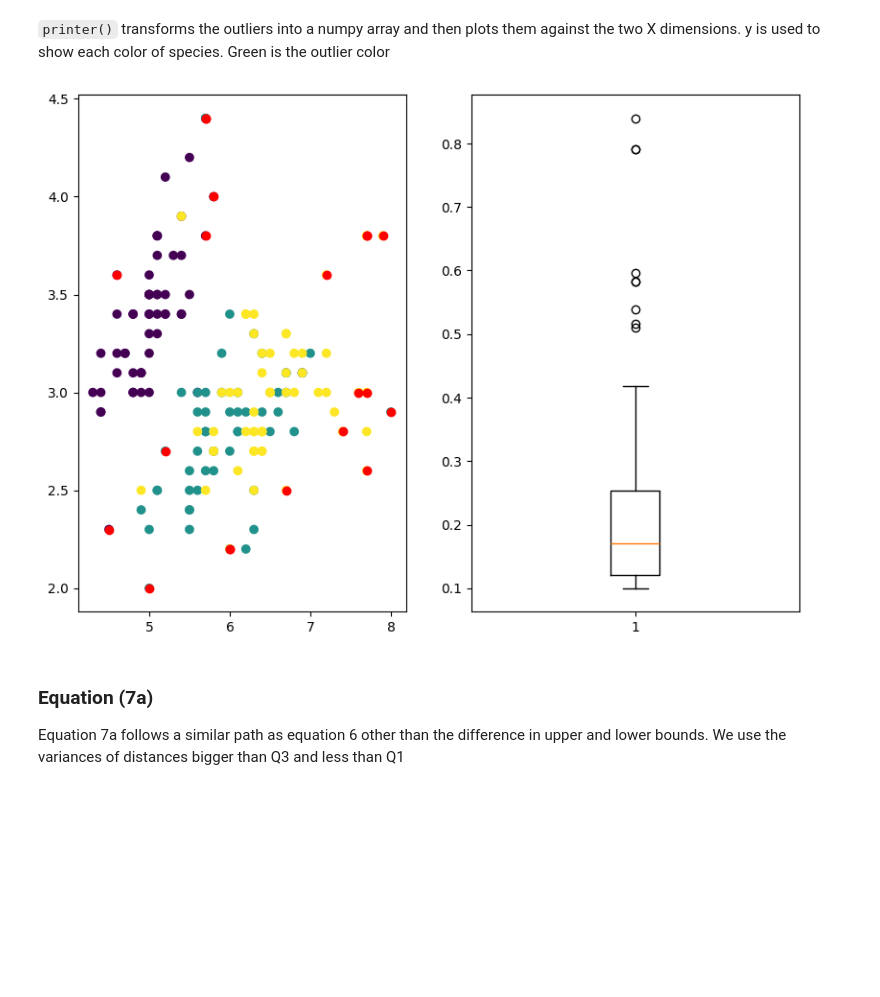
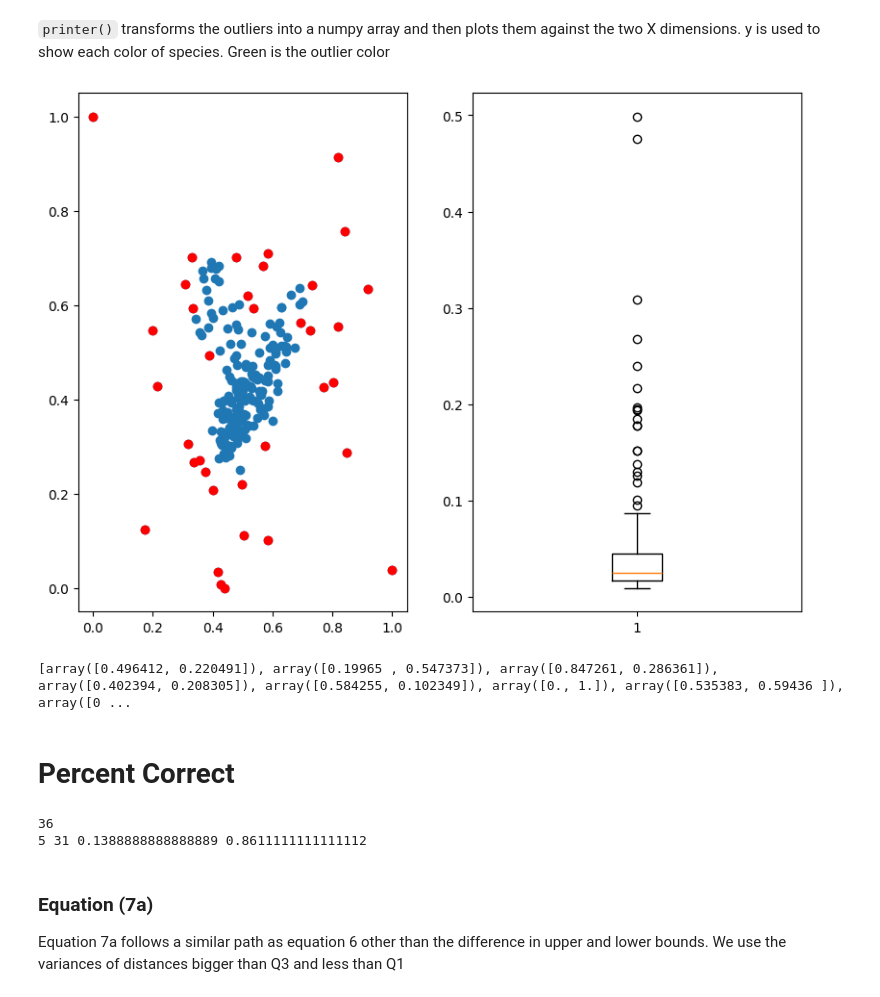
Before and after one commit to hodge-py/Outlier-Detection, a Jupyter notebook: Outlier Detection.ipynb, the cells around one changed output. Drawn from its saved outputs; the diff is of its cells as text; code cells hidden in the pictures; blank space fills up the shorter version.

````diff
--- a/Outlier Detection.ipynb
+++ b/Outlier Detection.ipynb
@@ -15,6 +28,4 @@ Read the csv file and drops any non-available values. We then select a dimension
 # %%
-df = pd.read_csv('Iris_with_outliers.csv')
-df = df.dropna()
-X = df.iloc[:, 2:4].values
+X = df.iloc[:, 0:2].values
 copy_X = df.iloc[:, 2:4]
-y = df.iloc[:, 6].values
+y = df.iloc[:, -1:].values
@@ -30,23 +41,17 @@ def main(X,y,n):
     dist, knn = nn.kneighbors(X)  # returns N index neighbors including self
     return knn, dist
 
-knn, dist = main(X,y,10)
+knn, distReturn = main(X,y,10)
 # %% [markdown]
 We need the total distance for each element in the list. This is done by adding all the values found in the dist array returned from the ```main()```
 # %%
-def generateArr(oriDist):
+def generateArr(newDist):
     arr = []
-    for x in range(len(oriDist)):  # finds the distance away from that point (index 0)
-        """
-        total = 0
-        for y in range(len(oriDist[x])):
-            # arr += [dist[x][0]+(dist[x][1]+dist[x][2])/2]
-            total += oriDist[x][y]
-        """
-        #arr += [np.max(oriDist[x])]
-        arr += [np.median(oriDist[x])]
+    for x in range(newDist.shape[0]):  # finds the distance away from that point (index 0)
+        #arr += [np.max(newDist[x])]
+        arr += [np.median(newDist[x])]
 
     return arr
 
-arr = generateArr(dist)
-print(arr)
+distReturn = np.array(distReturn)
+arr = generateArr(distReturn)
@@ -60,37 +63,61 @@ Total distance for each index is now stored in a array so we use equation 6 from
 # equation lower = q1 - 1.5 * (q2-q1)
 def boxplot(distO,X):
         outliers = []
+        indexOutliers = []
         percent = np.quantile(distO, [.25, .50, .75])
 
         upperL = percent[2] + 1.5 * (percent[1] - percent[0])
         lowerL = percent[0] - 1.5 * (percent[2] - percent[1])
 
-        for x in range(len(distO)):
+        for x in range(distO.shape[0]):
             if distO[x] > upperL:
                 outliers += [X[x]]
+                indexOutliers += [x]
             elif distO[x] < lowerL:
                 outliers += [X[x]]
+                indexOutliers += [x]
 
-        return outliers
+        return outliers, indexOutliers
 
-outliers = boxplot(arr,X)
+arr = np.array(arr)
+outliers, indexOutliers = boxplot(arr,X)
 # %% [markdown]
 ```printer()```
 transforms the outliers into a numpy array and then plots them against the two X dimensions. y is used to show each color of species. Green is the outlier color
 # %%
 def printer(distO,X,y,outliers):
     outliers = np.array(outliers)
     plt.subplot(1, 3, 1)
-    plt.scatter(X[:, 0], X[:, 1],c=y)
+    plt.scatter(X[:, 0], X[:, 1])
     plt.scatter(outliers[:, 0], outliers[:, 1], c="red")
     plt.subplot(1, 3, 2)
     #plt.hist(self.X[:,0],bins=15)
     plt.boxplot(distO, vert=True)
     plt.show()
 
 printer(arr,X,y,outliers)
+print(outliers)
 # %% [output]
-[figure, old version]
+[figure, new version]
+[array([0.496412, 0.220491]), array([0.19965 , 0.547373]), array([0.847261, 0.286361]), array([0.402394, 0.208305]), array([0.584255, 0.102349]), array([0., 1.]), array([0.535383, 0.59436 ]), array([0 ...
+# %% [markdown]
+# Percent Correct
+# %%
+TruePositive = 0
+FalsePositive = 0
+indexOutliers = np.array(indexOutliers)
+print(indexOutliers.size)
+for x in indexOutliers:
+    if y[x] == 1:
+        TruePositive += 1
+    if y[x] == 0:
+        FalsePositive += 1
+
+
+print(TruePositive, FalsePositive,(TruePositive / indexOutliers.size), (FalsePositive / indexOutliers.size))
+# %% [output]
+36
+5 31 0.1388888888888889 0.8611111111111112
 # %% [markdown]
 ### Equation (7a)
 Equation 7a follows a similar path as equation 6 other than the difference in upper and lower bounds. We use the variances of distances bigger than Q3 and less than Q1
````
Also changed, not shown: parts of 18 cells of this notebook, 8 other files.
